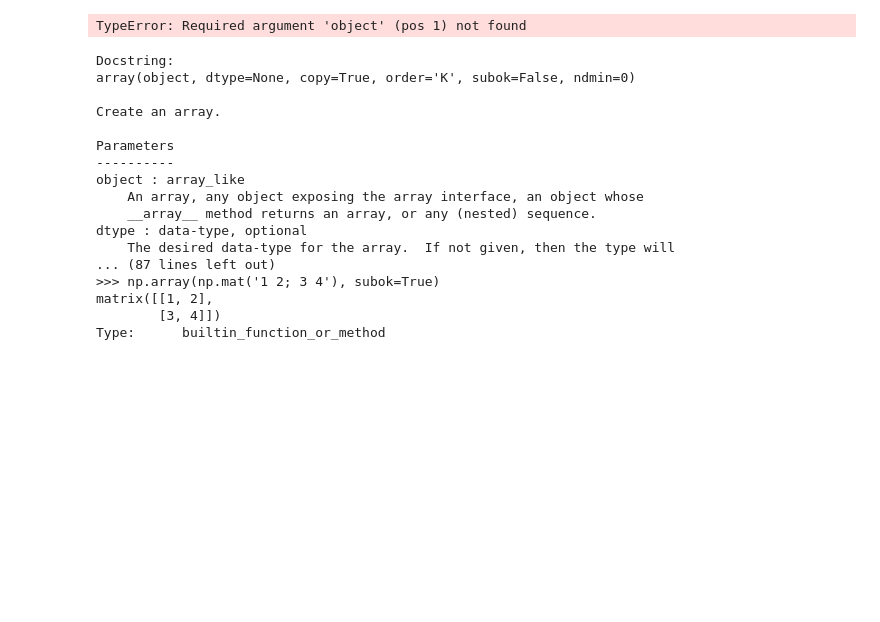
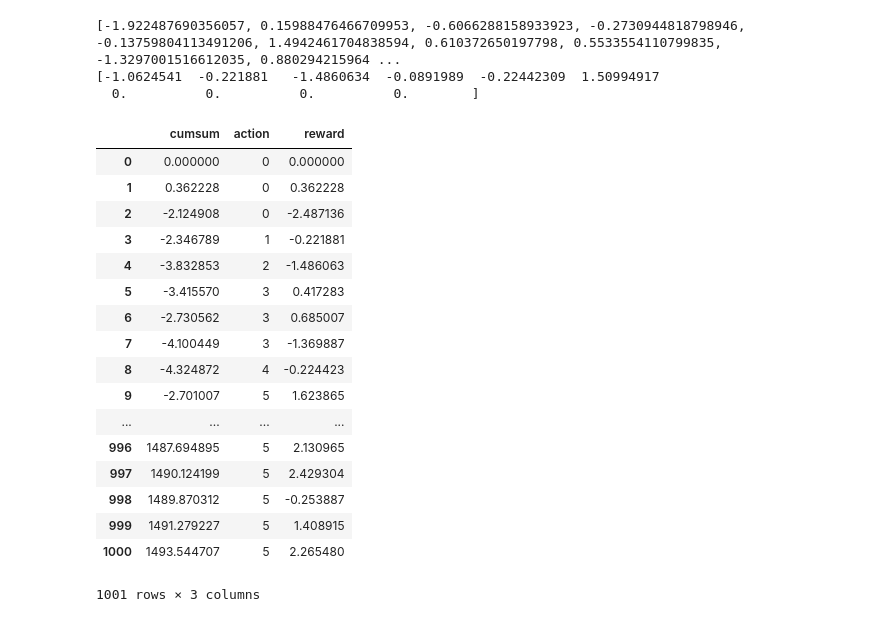
Before and after one commit to RPasch/MultiArmedBandit, a Jupyter notebook: MAB.ipynb, the cells around one changed output. Cells and saved outputs as stored; diff of their text form; code cells hidden in the pictures; blank space fills up the shorter version.

```diff
--- a/MAB.ipynb
+++ b/MAB.ipynb
@@ -31,27 +68,29 @@ class MAB:
-# %%
-x = np.array(shape = (2,5))
-print(x)
-x[1,4] = 999
-print(x)
-# %% [output]
-TypeError: Required argument 'object' (pos 1) not found
-# %%
-np.array?
-# %% [output]
-Docstring:
-array(object, dtype=None, copy=True, order='K', subok=False, ndmin=0)
-
-Create an array.
-
-Parameters
-----------
-object : array_like
-    An array, any object exposing the array interface, an object whose
-    __array__ method returns an array, or any (nested) sequence.
-dtype : data-type, optional
-    The desired data-type for the array.  If not given, then the type will
-... (87 lines left out)
->>> np.array(np.mat('1 2; 3 4'), subok=True)
-matrix([[1, 2],
-        [3, 4]])
-Type:      builtin_function_or_method
+# %%
+agent = MAB()
+agent.run()
+# %%
+print(agent.norm)
+print(agent.qgrid)
+agent.df
+# %% [output]
+[-1.922487690356057, 0.15988476466709953, -0.6066288158933923, -0.2730944818798946, -0.13759804113491206, 1.4942461704838594, 0.610372650197798, 0.5533554110799835, -1.3297001516612035, 0.880294215964 ...
+[-1.0624541  -0.221881   -1.4860634  -0.0891989  -0.22442309  1.50994917
+  0.          0.          0.          0.        ]
+|  | cumsum | action | reward |
+| 0 | 0.000000 | 0 | 0.000000 |
+| 1 | 0.362228 | 0 | 0.362228 |
+| 2 | -2.124908 | 0 | -2.487136 |
+| 3 | -2.346789 | 1 | -0.221881 |
+| 4 | -3.832853 | 2 | -1.486063 |
+| 5 | -3.415570 | 3 | 0.417283 |
+| 6 | -2.730562 | 3 | 0.685007 |
+| 7 | -4.100449 | 3 | -1.369887 |
+| 8 | -4.324872 | 4 | -0.224423 |
+| 9 | -2.701007 | 5 | 1.623865 |
+| ... | ... | ... | ... |
+| 996 | 1487.694895 | 5 | 2.130965 |
+| 997 | 1490.124199 | 5 | 2.429304 |
+| 998 | 1489.870312 | 5 | -0.253887 |
+| 999 | 1491.279227 | 5 | 1.408915 |
+| 1000 | 1493.544707 | 5 | 2.265480 |
+1001 rows × 3 columns
```
Also changed, not shown: parts of 2 cells of this notebook.
